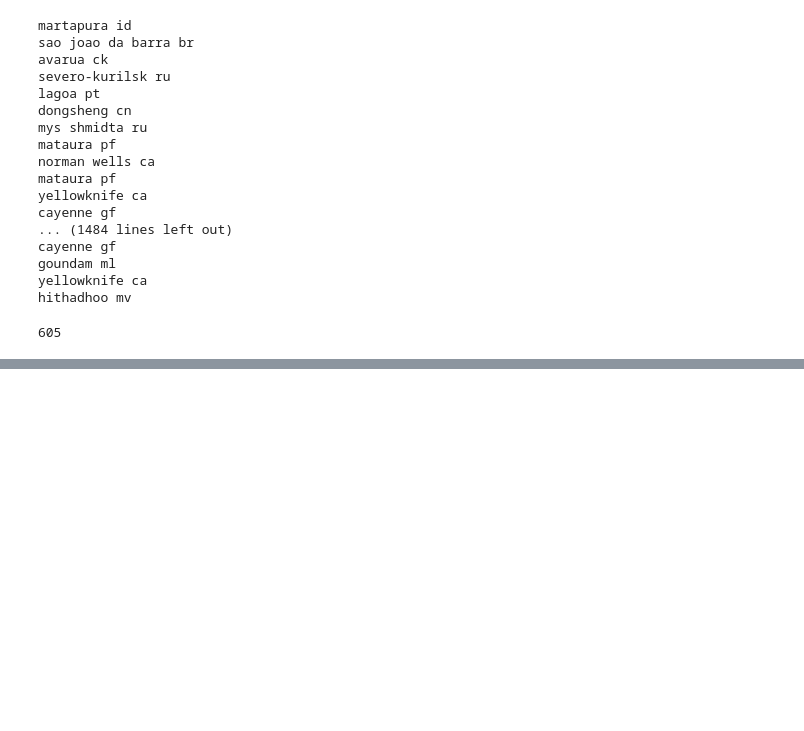
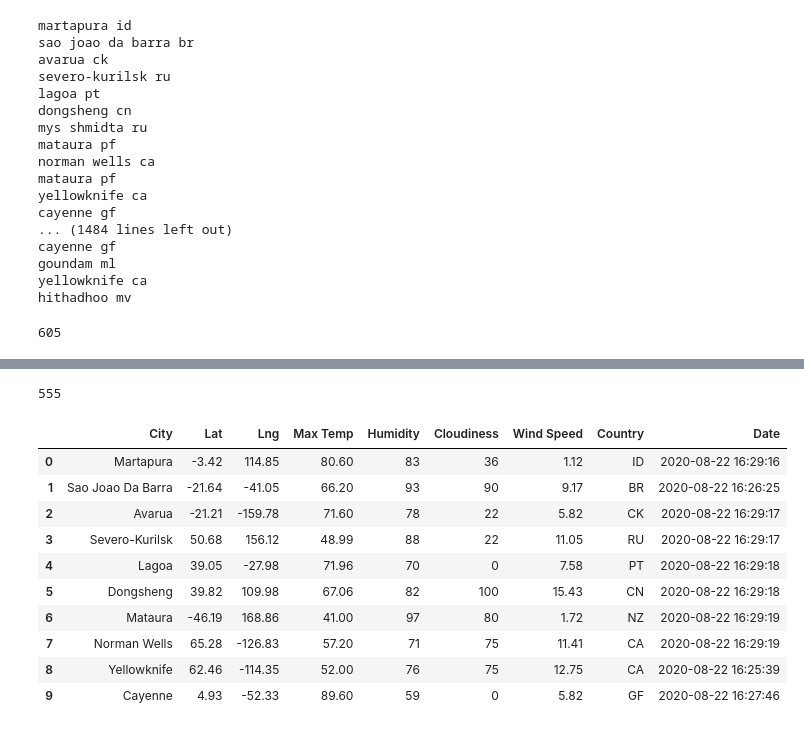
Before and after one commit to si1ver1/World_Weather_Analysis, a Jupyter notebook: WeatherPy.ipynb, the cells around one changed output, grey strips where cells are left out. Cells and saved outputs as stored; diff of their text form; code cells hidden in the pictures; blank space fills up the shorter version.

Commit message:
finalizing weather api calls and export to csv

```diff
--- a/WeatherPy.ipynb
+++ b/WeatherPy.ipynb
@@ -69,0 +79,3 @@ len(cities)
+# %%
+# Starting URL for Weather Map API Call.
+url = "https://api.openweathermap.org/data/2.5/weather?units=Imperial&APPID=" + weather_api_key
@@ -69,0 +160,20 @@ len(cities)
+# %%
+len(city_data)
+# %% [output]
+555
+# %%
+# Convert the array of dictionaries to a Pandas DataFrame.
+city_data_df = pd.DataFrame(city_data)
+city_data_df.head(10)
+# %% [output]
+|  | City | Lat | Lng | Max Temp | Humidity | Cloudiness | Wind Speed | Country | Date |
+| 0 | Martapura | -3.42 | 114.85 | 80.60 | 83 | 36 | 1.12 | ID | 2020-08-22 16:29:16 |
+| 1 | Sao Joao Da Barra | -21.64 | -41.05 | 66.20 | 93 | 90 | 9.17 | BR | 2020-08-22 16:26:25 |
+| 2 | Avarua | -21.21 | -159.78 | 71.60 | 78 | 22 | 5.82 | CK | 2020-08-22 16:29:17 |
+| 3 | Severo-Kurilsk | 50.68 | 156.12 | 48.99 | 88 | 22 | 11.05 | RU | 2020-08-22 16:29:17 |
+| 4 | Lagoa | 39.05 | -27.98 | 71.96 | 70 | 0 | 7.58 | PT | 2020-08-22 16:29:18 |
+| 5 | Dongsheng | 39.82 | 109.98 | 67.06 | 82 | 100 | 15.43 | CN | 2020-08-22 16:29:18 |
+| 6 | Mataura | -46.19 | 168.86 | 41.00 | 97 | 80 | 1.72 | NZ | 2020-08-22 16:29:19 |
+| 7 | Norman Wells | 65.28 | -126.83 | 57.20 | 71 | 75 | 11.41 | CA | 2020-08-22 16:29:19 |
+| 8 | Yellowknife | 62.46 | -114.35 | 52.00 | 76 | 75 | 12.75 | CA | 2020-08-22 16:25:39 |
+| 9 | Cayenne | 4.93 | -52.33 | 89.60 | 59 | 0 | 5.82 | GF | 2020-08-22 16:27:46 |
```
Also changed, not shown: parts of 4 cells of this notebook, 1 other file.
